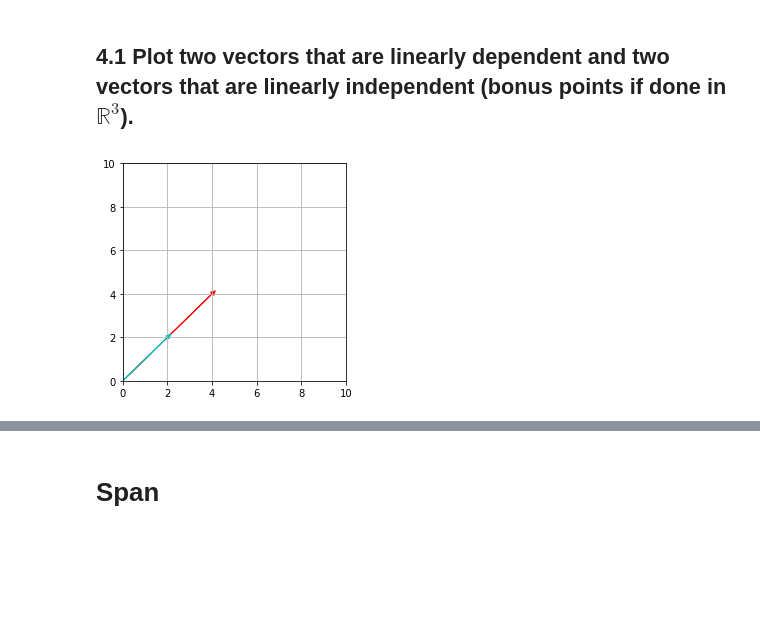
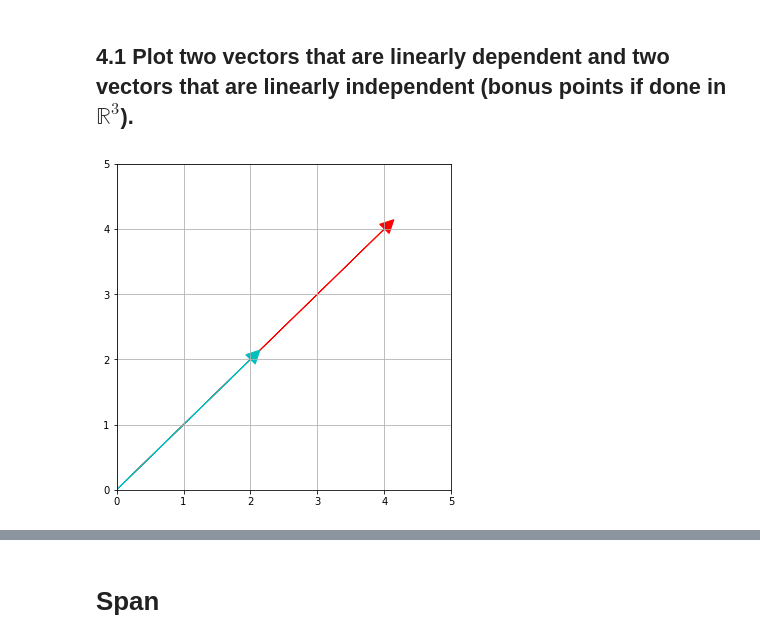
Before and after one commit to JoshuaHaga/DS-Unit-1-Sprint-3-Linear-Algebra, a Jupyter notebook: module2-intermediate-linear-algebra/LS_DS_132_Intermediate_Linear_Algebra_Assignment.ipynb, the cells around one changed output, grey strips where cells are left out. Drawn from its saved outputs; the diff is of its cells as text; code cells hidden in the pictures; blank space fills up the shorter version.

```diff
--- a/module2-intermediate-linear-algebra/LS_DS_132_Intermediate_Linear_Algebra_Assignment.ipynb
+++ b/module2-intermediate-linear-algebra/LS_DS_132_Intermediate_Linear_Algebra_Assignment.ipynb
@@ -247,19 +247,19 @@ array([0.20908335, 0.62725005, 0.57497921, 0.47043754, 0.10454167])
 x_dep = [4,4]
 y_dep = [2,2]
 # %%
-fig, ax = plt.subplots(figsize=(4,4))
+fig, ax = plt.subplots(figsize=(6,6))
 ax.grid()
-plt.xlim(0,10)
-plt.ylim(0,10)
+plt.xlim(0,5)
+plt.ylim(0,5)
 plt.arrow(0,0,x_dep[0],x_dep[1],
           head_width = .2, head_length = .2,
           color = 'r')
 plt.arrow(0,0,y_dep[0],y_dep[1],
           head_width = .2, head_length = .2,
           color = 'c')
 plt.show();
 # %% [output]
-[figure, old version]
+[figure, new version]
 # %%
 x_indep = [3,7]
 y_indep = [2,6]
```
Also changed, not shown: parts of 3 cells of this notebook.
